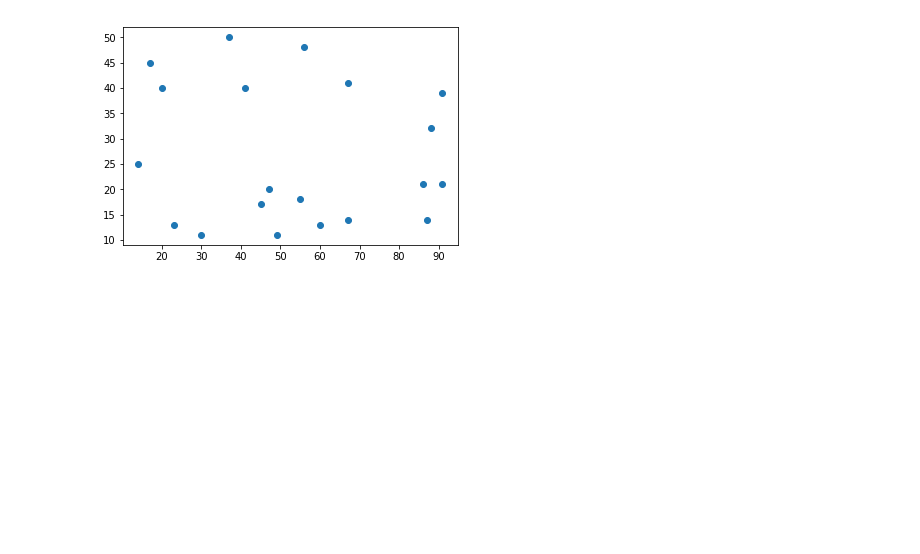
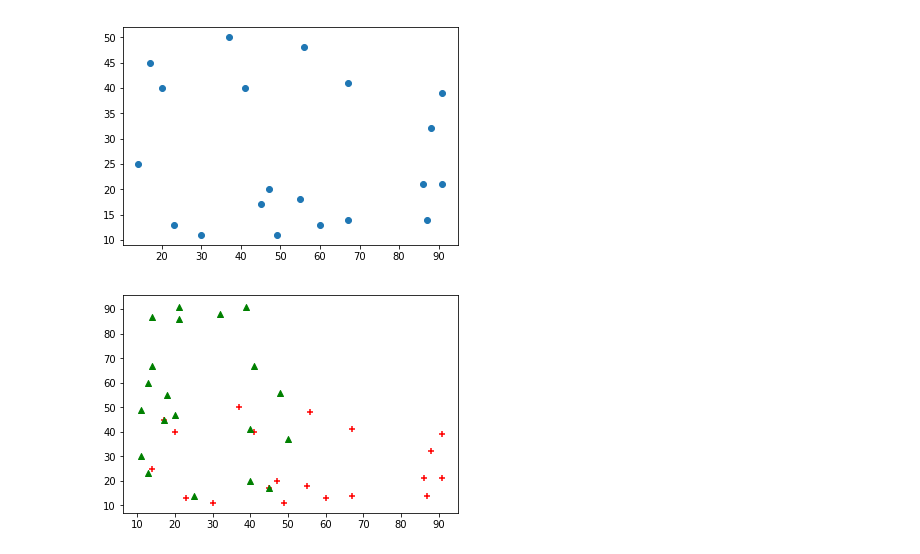
Before and after one commit to TsubasaYoshida/python_learning, a Jupyter notebook: src/graph_introduciton.ipynb, the cells around one changed output. Saved outputs shown, nothing was run; the diff lists cells and outputs as text; code cells hidden in the pictures; blank space fills up the shorter version.

```diff
--- a/src/graph_introduciton.ipynb
+++ b/src/graph_introduciton.ipynb
@@ -112,3 +112,14 @@ plt.scatter(X, Y)
 plt.show()
 # %% [output]
 [figure]
+# %%
+import matplotlib.pyplot as plt
+X1 = [91, 45, 17, 88, 47, 87, 49, 56, 67, 23, 86, 20, 60, 67, 30, 41, 91, 55, 37, 14]
+Y1 = [39, 17, 45, 32, 20, 14, 11, 48, 41, 13, 21, 40, 13, 14, 11, 40, 21, 18, 50, 25]
+X2 = [39, 17, 45, 32, 20, 14, 11, 48, 41, 13, 21, 40, 13, 14, 11, 40, 21, 18, 50, 25]
+Y2 = [91, 45, 17, 88, 47, 87, 49, 56, 67, 23, 86, 20, 60, 67, 30, 41, 91, 55, 37, 14]
+plt.scatter(X1, Y1, marker = "+", color = "red")
+plt.scatter(X2, Y2, marker = "^", color = "green")
+plt.show()
+# %% [output]
+[figure, added]
```
Also changed, not shown: parts of 4 cells of this notebook.
